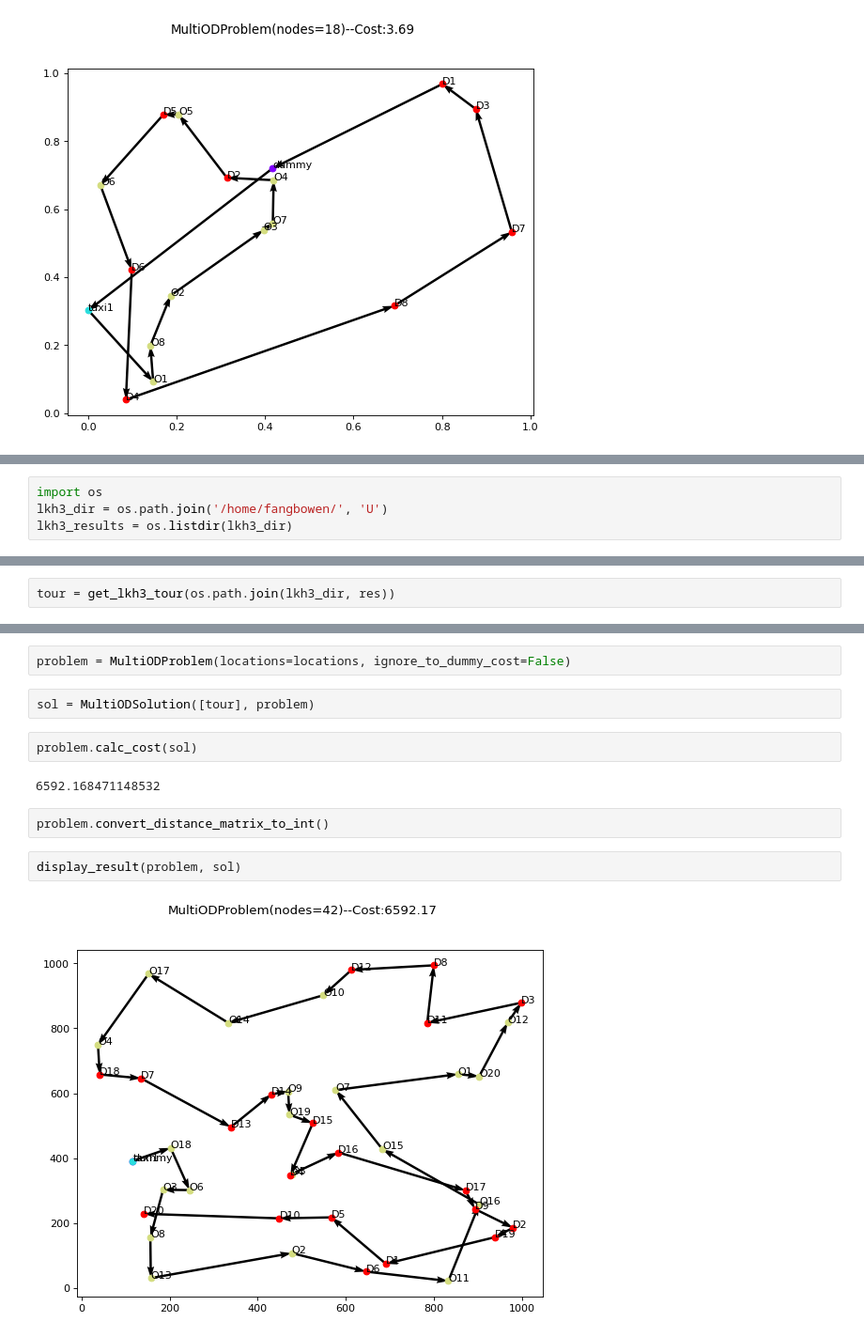
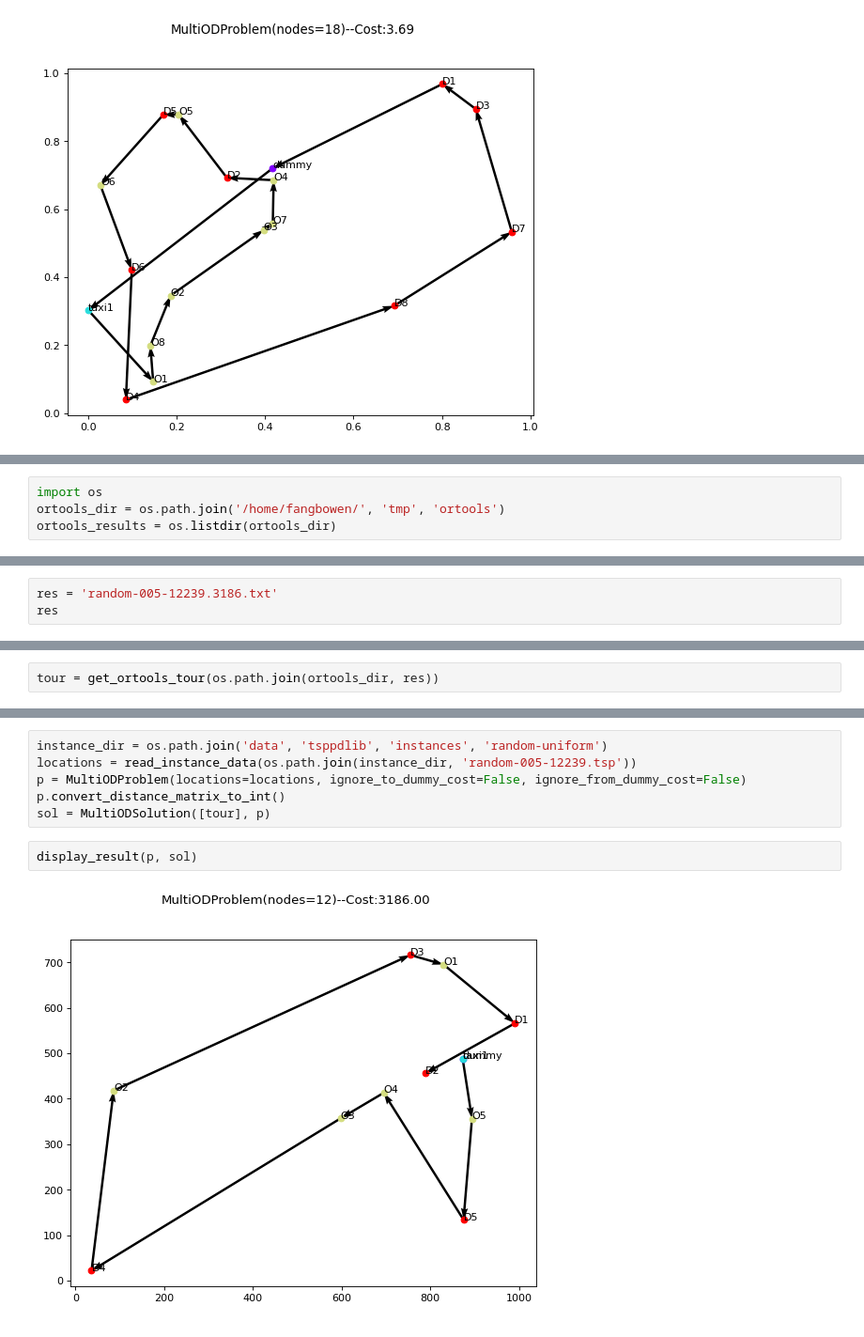
Before and after one commit to bwfbowen/L2T, a Jupyter notebook: test.ipynb, the cells around one changed output, grey strips where cells are left out. Shown: that part at 94% size. Drawn from its saved outputs; the diff is of its cells as text.

```diff
--- a/test.ipynb
+++ b/test.ipynb
@@ -57,4 +50,4 @@ def get_lkh3_tour(tour_path):
 # %%
 import os
-lkh3_dir = os.path.join('/home/fangbowen/', 'U')
-lkh3_results = os.listdir(lkh3_dir)
+ortools_dir = os.path.join('/home/fangbowen/', 'tmp', 'ortools')
+ortools_results = os.listdir(ortools_dir)
@@ -69,0 +54,3 @@ res
+# %%
+res = 'random-005-12239.3186.txt'
+res
@@ -70,4 +59,4 @@ res
 # %%
-tour = get_lkh3_tour(os.path.join(lkh3_dir, res))
+tour = get_ortools_tour(os.path.join(ortools_dir, res))
 # %%
 from src.problem import MultiODProblem
@@ -79,14 +65,10 @@ locations = read_instance_data(instance)
-# %%
-problem = MultiODProblem(locations=locations, ignore_to_dummy_cost=False)
-# %%
-sol = MultiODSolution([tour], problem)
-# %%
-problem.calc_cost(sol)
-# %% [output]
-6592.168471148532
-# %%
-problem.convert_distance_matrix_to_int()
+# %%
+instance_dir = os.path.join('data', 'tsppdlib', 'instances', 'random-uniform')
+locations = read_instance_data(os.path.join(instance_dir, 'random-005-12239.tsp'))
+p = MultiODProblem(locations=locations, ignore_to_dummy_cost=False, ignore_from_dummy_cost=False)
+p.convert_distance_matrix_to_int()
+sol = MultiODSolution([tour], p)
 # %%
-display_result(problem, sol)
+display_result(p, sol)
 # %% [output]
-[figure, old version]
+[figure, new version]
```
Also changed, not shown: parts of 8 cells of this notebook, 6 other files.
